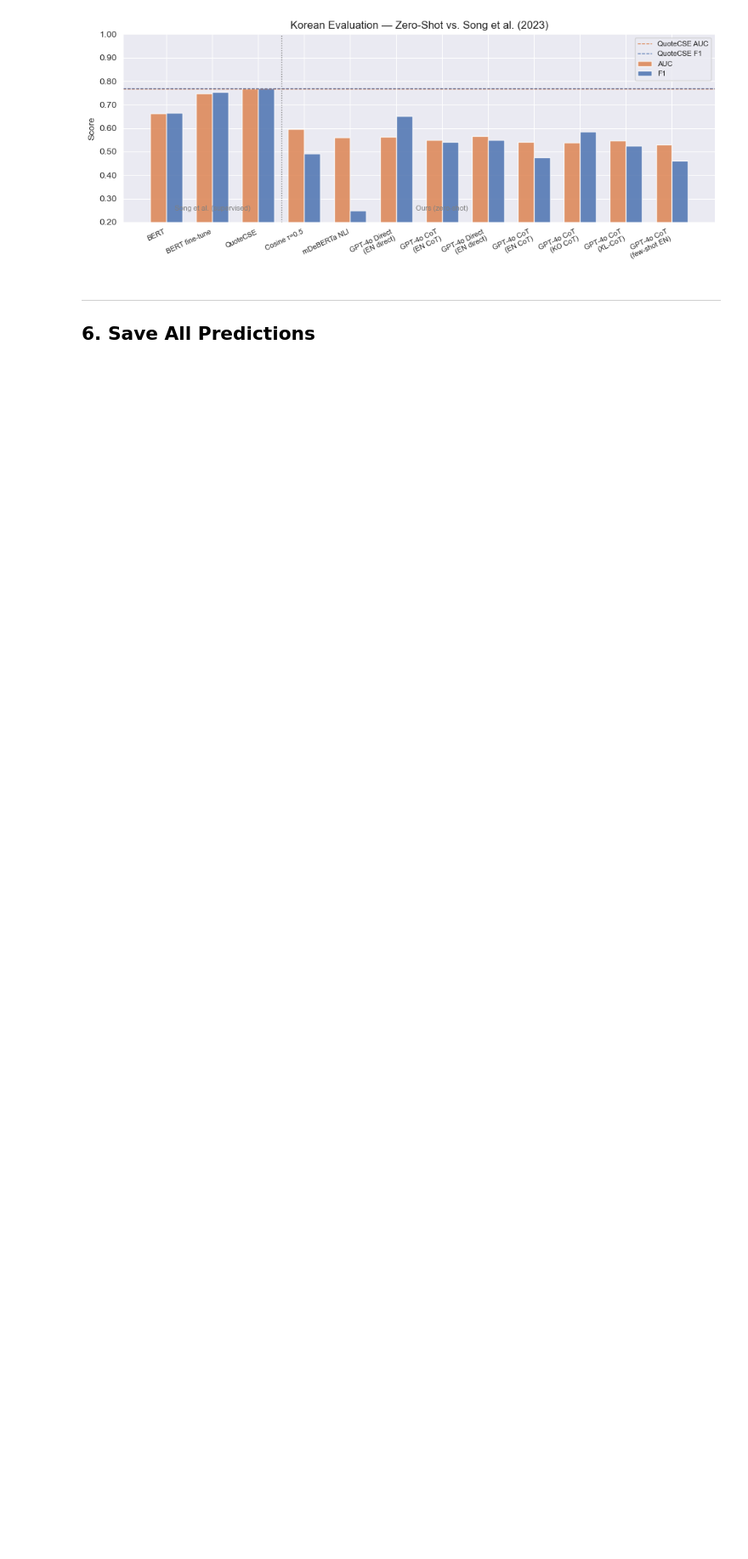
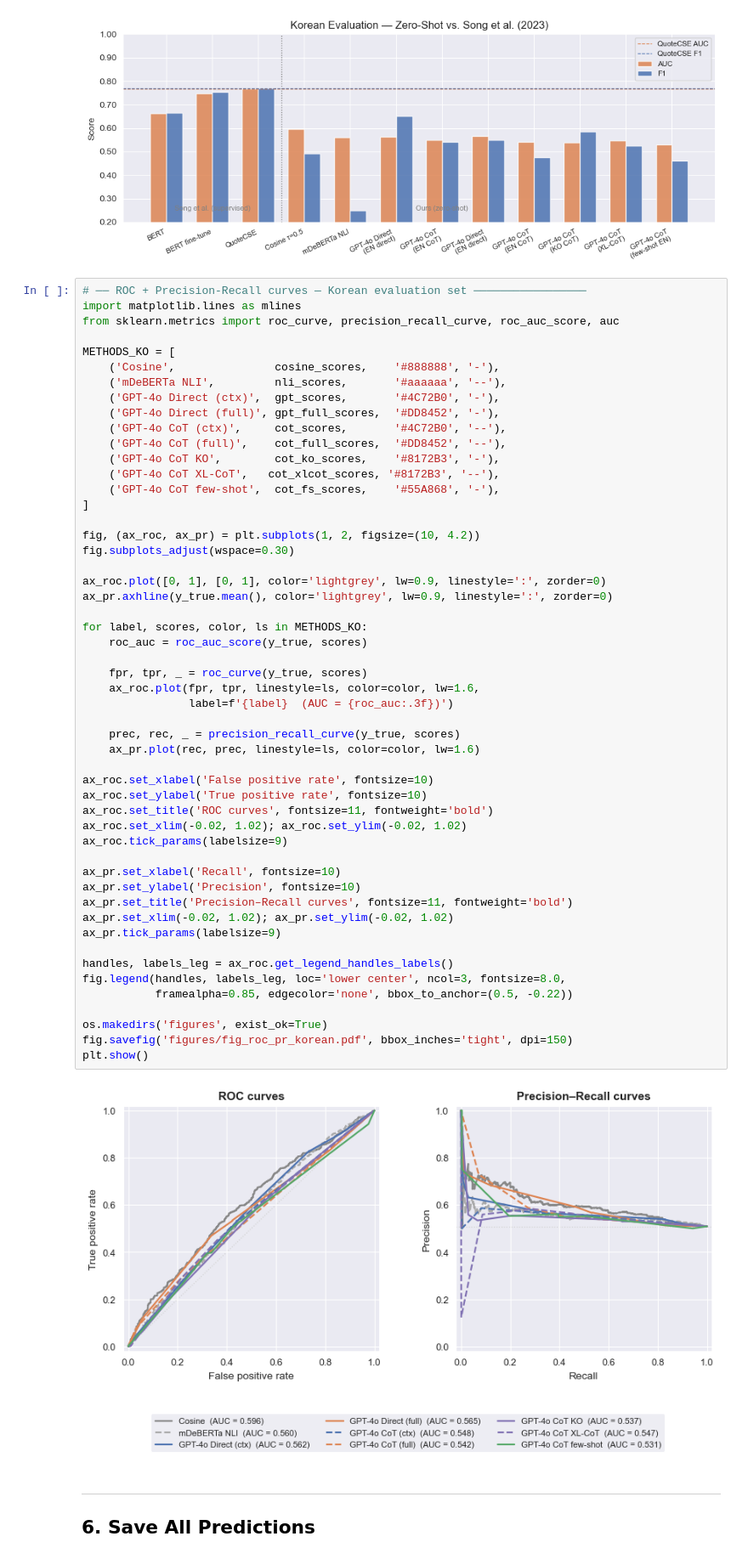
Before and after one commit to alexandraholik/MSc_Thesis, a Jupyter notebook: 05_korean_evaluation_fewshot.ipynb, the cells around one changed output. Shown at 85% size. Drawn from its saved outputs; the diff is of its cells as text; blank space fills up the shorter version.

```diff
--- a/05_korean_evaluation_fewshot.ipynb
+++ b/05_korean_evaluation_fewshot.ipynb
@@ -479,6 +479,60 @@ plt.savefig('data/korean_results_comparison.png', dpi=150)
 plt.show()
 # %% [output]
 [figure]
+# %%
+# ── ROC + Precision-Recall curves — Korean evaluation set ─────────────────
+import matplotlib.lines as mlines
+from sklearn.metrics import roc_curve, precision_recall_curve, roc_auc_score, auc
+
+METHODS_KO = [
+    ('Cosine',               cosine_scores,    '#888888', '-'),
+    ('mDeBERTa NLI',         nli_scores,       '#aaaaaa', '--'),
+    ('GPT-4o Direct (ctx)',  gpt_scores,       '#4C72B0', '-'),
+    ('GPT-4o Direct (full)', gpt_full_scores,  '#DD8452', '-'),
+    ('GPT-4o CoT (ctx)',     cot_scores,       '#4C72B0', '--'),
+    ('GPT-4o CoT (full)',    cot_full_scores,  '#DD8452', '--'),
+    ('GPT-4o CoT KO',        cot_ko_scores,    '#8172B3', '-'),
+    ('GPT-4o CoT XL-CoT',   cot_xlcot_scores, '#8172B3', '--'),
+    ('GPT-4o CoT few-shot',  cot_fs_scores,    '#55A868', '-'),
+]
+
+fig, (ax_roc, ax_pr) = plt.subplots(1, 2, figsize=(10, 4.2))
+fig.subplots_adjust(wspace=0.30)
+
+ax_roc.plot([0, 1], [0, 1], color='lightgrey', lw=0.9, linestyle=':', zorder=0)
+ax_pr.axhline(y_true.mean(), color='lightgrey', lw=0.9, linestyle=':', zorder=0)
+
+for label, scores, color, ls in METHODS_KO:
+    roc_auc = roc_auc_score(y_true, scores)
+
+    fpr, tpr, _ = roc_curve(y_true, scores)
+    ax_roc.plot(fpr, tpr, linestyle=ls, color=color, lw=1.6,
+                label=f'{label}  (AUC = {roc_auc:.3f})')
+
+    prec, rec, _ = precision_recall_curve(y_true, scores)
+    ax_pr.plot(rec, prec, linestyle=ls, color=color, lw=1.6)
+
+ax_roc.set_xlabel('False positive rate', fontsize=10)
+ax_roc.set_ylabel('True positive rate', fontsize=10)
+ax_roc.set_title('ROC curves', fontsize=11, fontweight='bold')
+ax_roc.set_xlim(-0.02, 1.02); ax_roc.set_ylim(-0.02, 1.02)
+ax_roc.tick_params(labelsize=9)
+
+ax_pr.set_xlabel('Recall', fontsize=10)
+ax_pr.set_ylabel('Precision', fontsize=10)
+ax_pr.set_title('Precision–Recall curves', fontsize=11, fontweight='bold')
+ax_pr.set_xlim(-0.02, 1.02); ax_pr.set_ylim(-0.02, 1.02)
+ax_pr.tick_params(labelsize=9)
+
+handles, labels_leg = ax_roc.get_legend_handles_labels()
+fig.legend(handles, labels_leg, loc='lower center', ncol=3, fontsize=8.0,
+           framealpha=0.85, edgecolor='none', bbox_to_anchor=(0.5, -0.22))
+
+os.makedirs('figures', exist_ok=True)
+fig.savefig('figures/fig_roc_pr_korean.pdf', bbox_inches='tight', dpi=150)
+plt.show()
+# %% [output]
+[figure, added]
 # %% [markdown]
 ---
 ## 6. Save All Predictions
```
Also changed, not shown: 2 other files.
